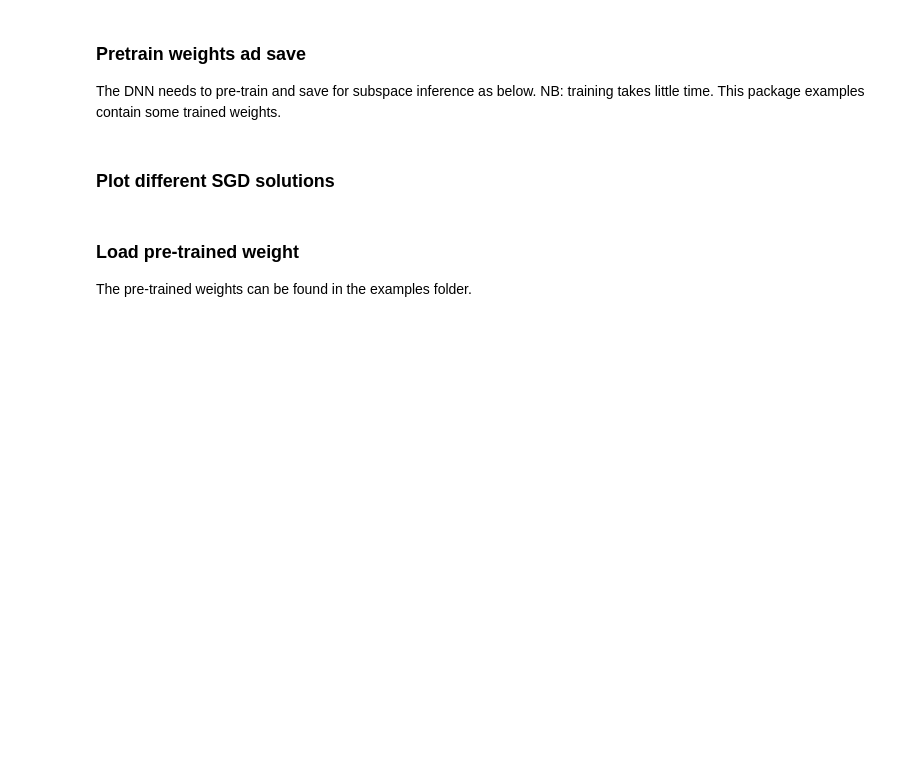
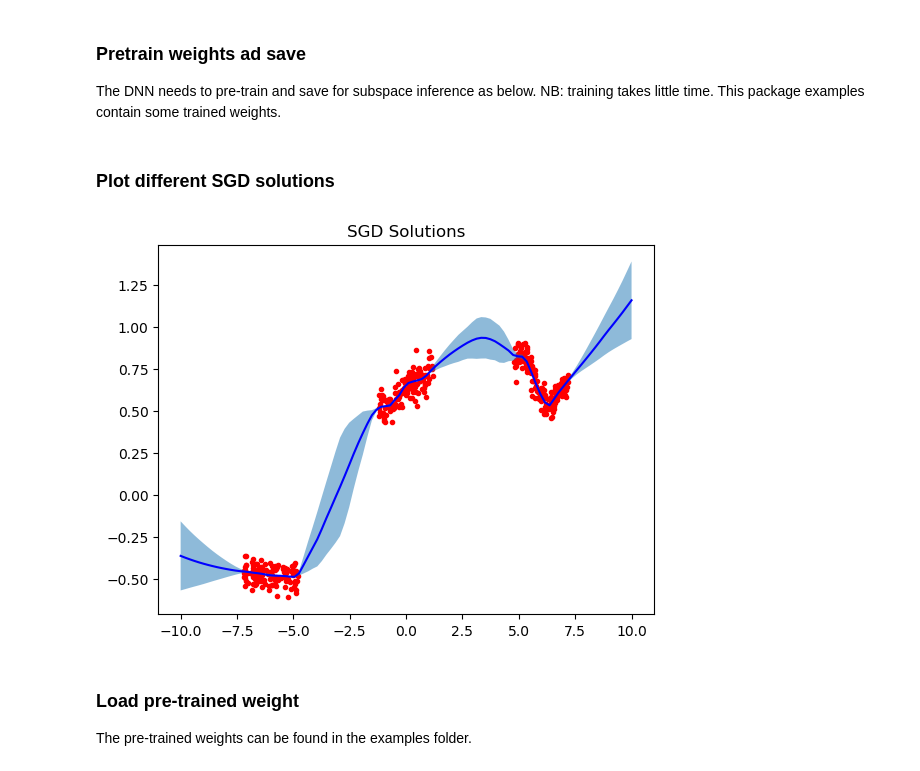
Before and after one commit to efmanu/SubspaceInference.jl, a Jupyter notebook: Examples/subspace_inference.ipynb, the cells around one changed output. Drawn from its saved outputs; the diff is of its cells as text; code cells hidden in the pictures; blank space fills up the shorter version.

Commit message:
notebook and plots

```diff
--- a/Examples/subspace_inference.ipynb
+++ b/Examples/subspace_inference.ipynb
@@ -123,14 +110,18 @@ The DNN needs to pre-train and save for subspace inference as below. NB: trainin
 # %%
 z = collect(range(-10.0, 10.0,length = 100))
 inp = features(z')
 trajectories = Array{Float64}(undef,100,5)
 for i in 1:5
 	@load "model_weights_$(i).bson" ps
 	Flux.loadparams!(m, ps)
 	out = m(inp)
 	trajectories[:, i] = out'
 end
-SubspaceInference.plot_predictive(data_ld, trajectories, z, title="SGD Solutions")
+all_trj = Dict()
+all_trj["1"] = trajectories
+SubspaceInference.plot_predictive(data_ld, all_trj, z, title=["SGD Solutions"])
+# %% [output]
+[figure, added]
 # %% [markdown]
 ### Load pre-trained weight
 The pre-trained weights can be found in the examples folder.
```
Also changed, not shown: parts of 33 cells of this notebook, 5 other files.
